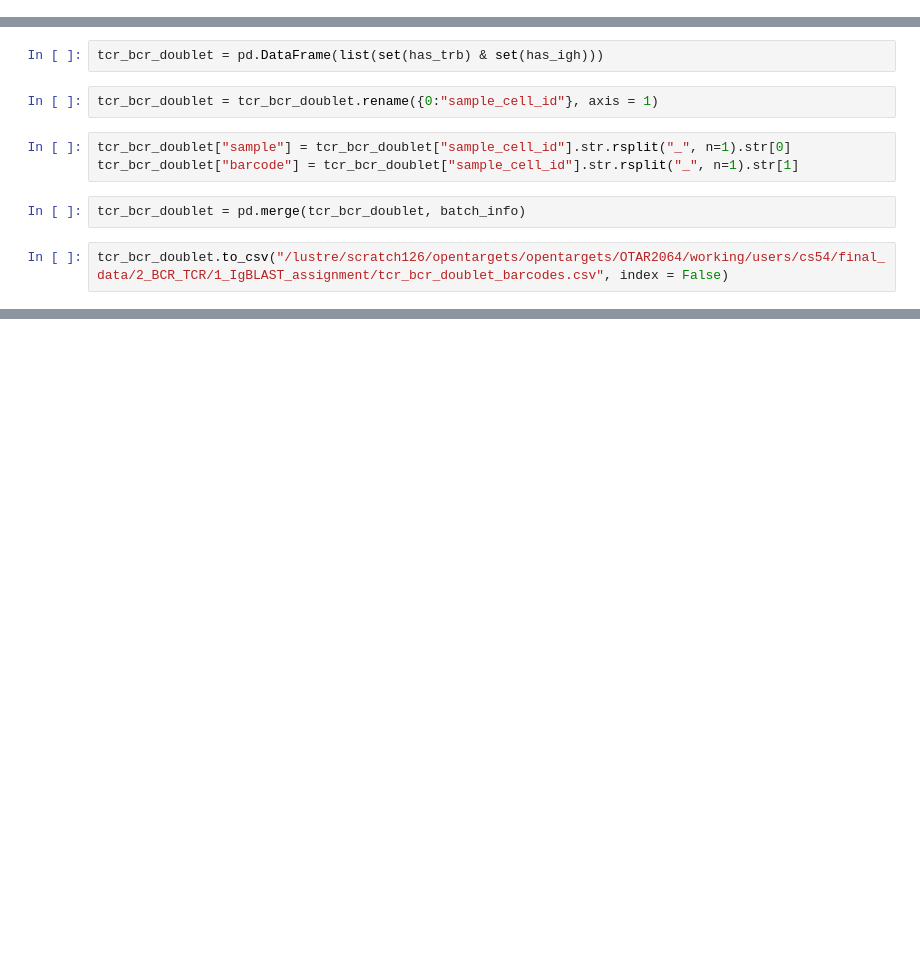
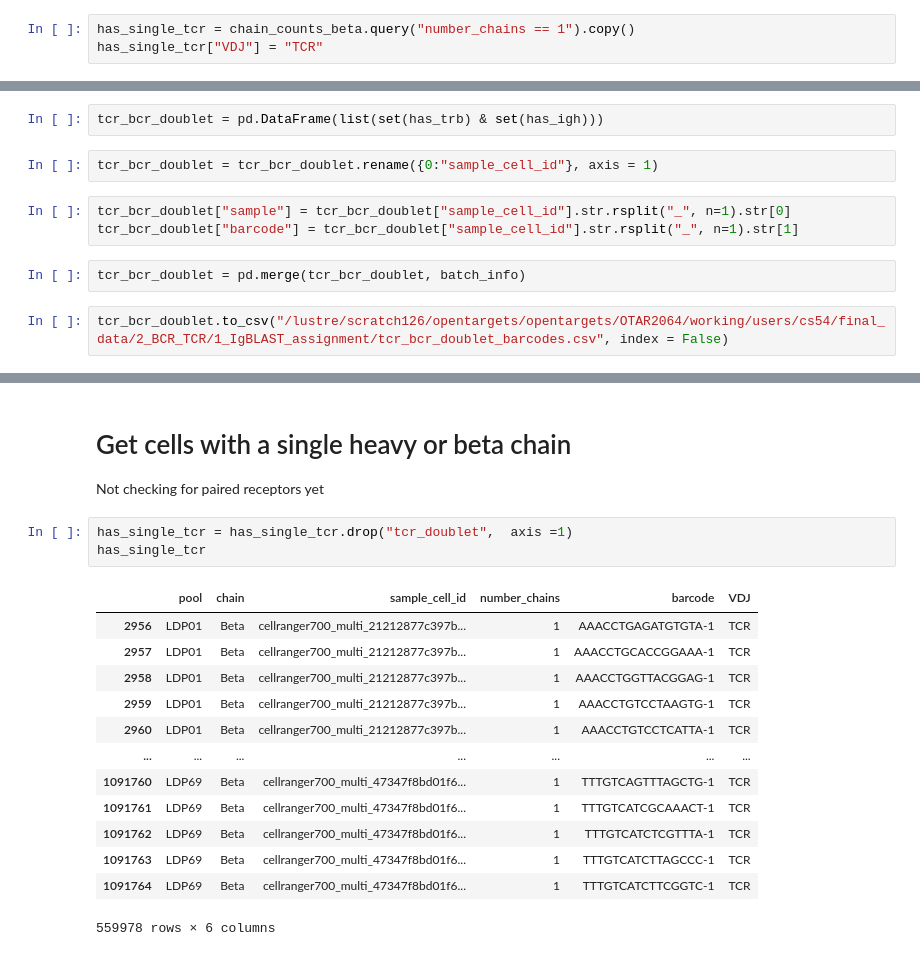
Before and after one commit to catsutherland/slemap, a Jupyter notebook: 2_BCR_TCR/2_VDJ_analysis/Check_for_TCR_BCR_doublets.ipynb, the cells around one changed output, grey strips where cells are left out. Drawn from its saved outputs; the diff is of its cells as text; blank space fills up the shorter version.

```diff
--- a/2_BCR_TCR/2_VDJ_analysis/Check_for_TCR_BCR_doublets.ipynb
+++ b/2_BCR_TCR/2_VDJ_analysis/Check_for_TCR_BCR_doublets.ipynb
@@ -154,3 +173,6 @@ Name: count, dtype: int64
 chain_counts_beta["barcode"] = chain_counts_beta["sample_cell_id"].str.rsplit("_", n=1).str[1]
 # %%
 chain_counts_beta.to_csv("/lustre/scratch126/opentargets/opentargets/OTAR2064/working/users/cs54/final_data/2_BCR_TCR/1_IgBLAST_assignment/tcr_doublet_barcodes.csv", index = False)
+# %%
+has_single_tcr = chain_counts_beta.query("number_chains == 1").copy()
+has_single_tcr["VDJ"] = "TCR"
@@ -191 +215,21 @@ tcr_bcr_doublet
 15262 rows × 5 columns
+# %% [markdown]
+# Get cells with a single heavy or beta chain
+Not checking for paired receptors yet
+# %%
+has_single_tcr = has_single_tcr.drop("tcr_doublet",  axis =1)
+has_single_tcr
+# %% [output]
+|  | pool | chain | sample_cell_id | number_chains | barcode | VDJ |
+| 2956 | LDP01 | Beta | cellranger700_multi_21212877c397b... | 1 | AAACCTGAGATGTGTA-1 | TCR |
+| 2957 | LDP01 | Beta | cellranger700_multi_21212877c397b... | 1 | AAACCTGCACCGGAAA-1 | TCR |
+| 2958 | LDP01 | Beta | cellranger700_multi_21212877c397b... | 1 | AAACCTGGTTACGGAG-1 | TCR |
+| 2959 | LDP01 | Beta | cellranger700_multi_21212877c397b... | 1 | AAACCTGTCCTAAGTG-1 | TCR |
+| 2960 | LDP01 | Beta | cellranger700_multi_21212877c397b... | 1 | AAACCTGTCCTCATTA-1 | TCR |
+| ... | ... | ... | ... | ... | ... | ... |
+| 1091760 | LDP69 | Beta | cellranger700_multi_47347f8bd01f6... | 1 | TTTGTCAGTTTAGCTG-1 | TCR |
+| 1091761 | LDP69 | Beta | cellranger700_multi_47347f8bd01f6... | 1 | TTTGTCATCGCAAACT-1 | TCR |
+| 1091762 | LDP69 | Beta | cellranger700_multi_47347f8bd01f6... | 1 | TTTGTCATCTCGTTTA-1 | TCR |
+| 1091763 | LDP69 | Beta | cellranger700_multi_47347f8bd01f6... | 1 | TTTGTCATCTTAGCCC-1 | TCR |
+| 1091764 | LDP69 | Beta | cellranger700_multi_47347f8bd01f6... | 1 | TTTGTCATCTTCGGTC-1 | TCR |
+559978 rows × 6 columns
```
Also changed, not shown: parts of 21 cells of this notebook, 9 other files.
